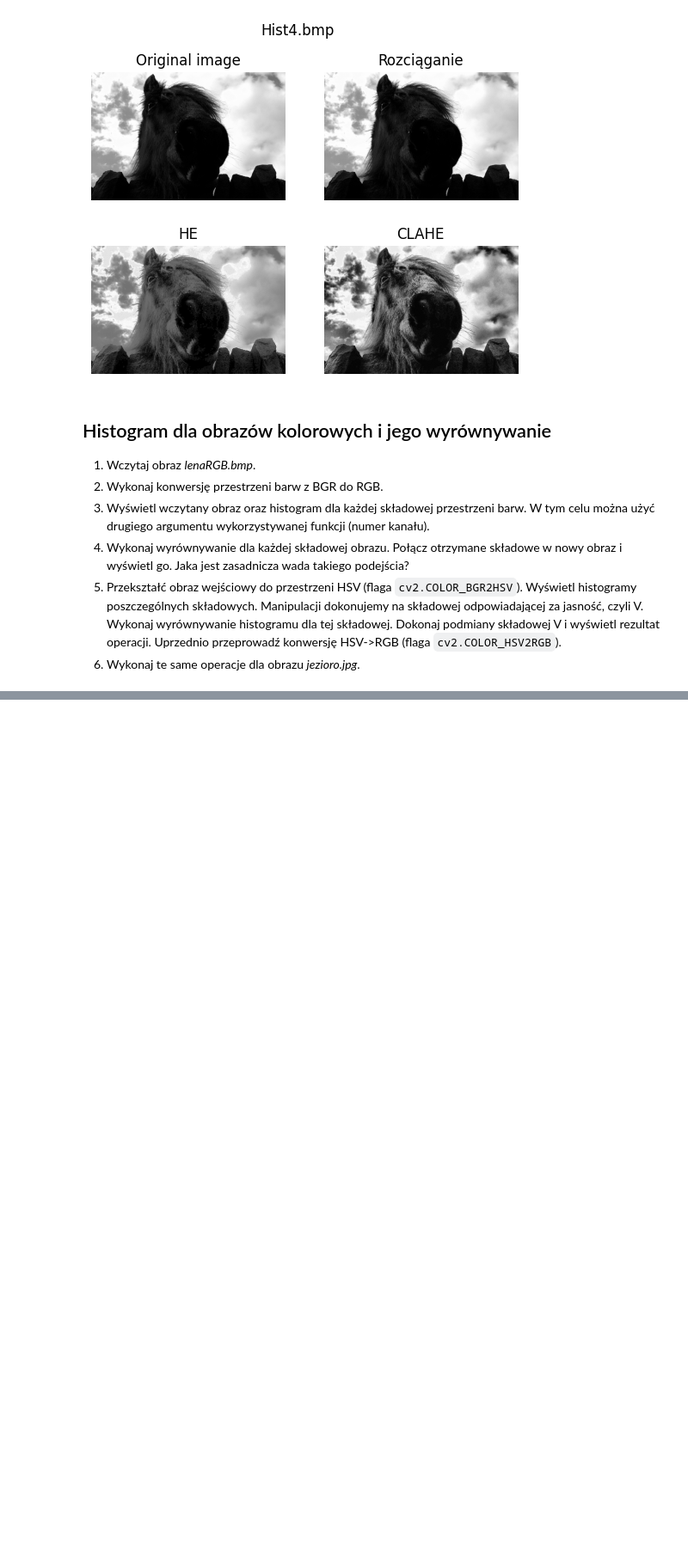
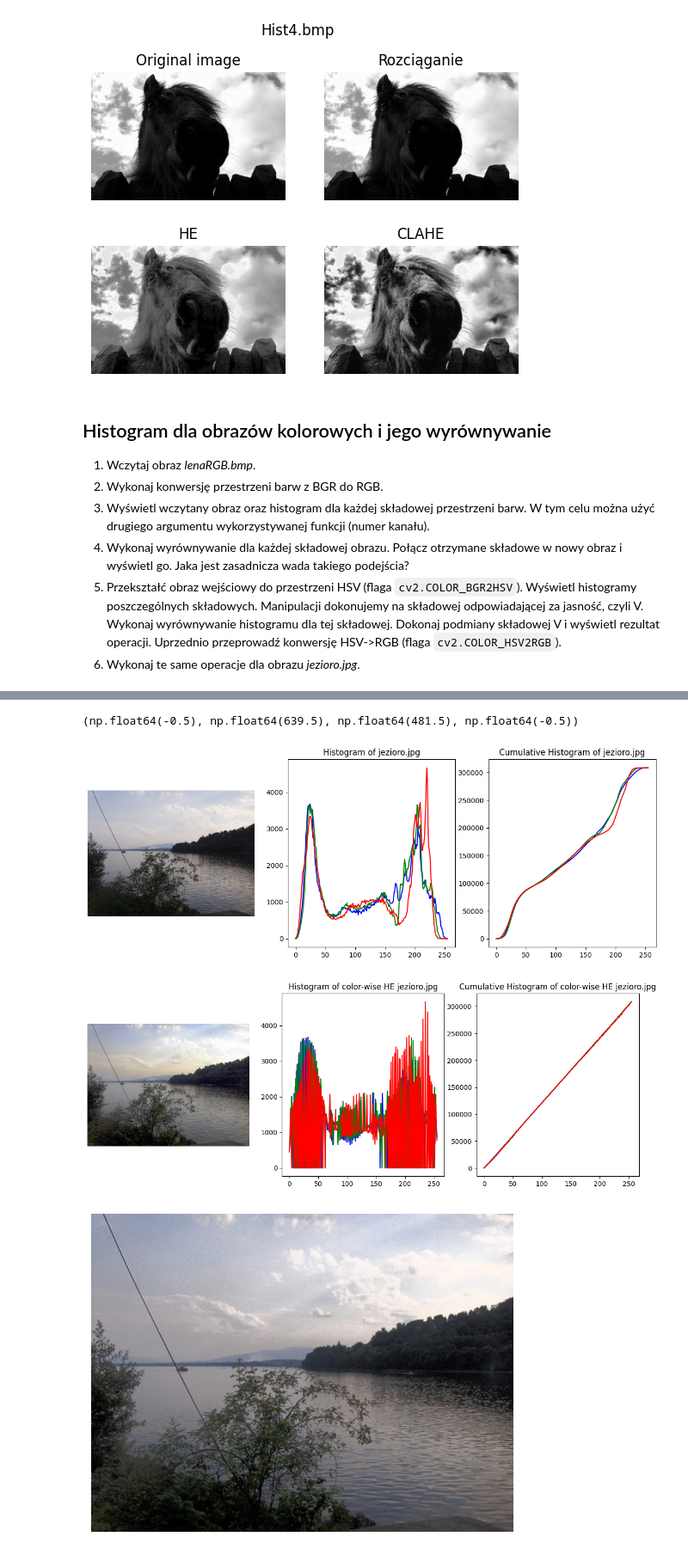
Before and after one commit to fpikon/Systemy_wizyjne, a Jupyter notebook: 03_histogram.ipynb, the cells around one changed output, grey strips where cells are left out. Shown at 86% size. Cells and saved outputs as stored; diff of their text form; code cells hidden in the pictures; blank space fills up the shorter version.

```diff
--- a/03_histogram.ipynb
+++ b/03_histogram.ipynb
@@ -374,5 +380,0 @@ Text(0.5, 1.0, 'Histogram of lenaRGB.bmp')
-# %%
-for i in range(3):
-    hist[i] = hist[i] / hist[i].max()
-    cum_hist = hist[i].cumsum()
-    cum_hist = cum_hist / cum_hist.max() * 255
@@ -378,0 +425,65 @@ for i in range(3):
+# %%
+I = cv2.imread("jezioro.jpg")
+I = cv2.cvtColor(I, cv2.COLOR_BGR2RGB)
+
+chans = cv2.split(I)
+colors = ("b", "g", "r")
+hist = []
+cum_hist = []
+for chan, color in zip(chans, colors):
+    hist.append(cv2.calcHist([chan], [0], None, [256], [0, 256]))
+    cum_hist.append(hist[-1].cumsum())
+
+fig, ax = plt.subplots(1, 3, figsize=(15, 5))
+ax[0].imshow(I)
+ax[0].axis('off')
+
+for i in range(3):
+    ax[1].plot(hist[i], color=colors[i])
+ax[1].set_title("Histogram of jezioro.jpg")
+
+for i in range(3):
+    ax[2].plot(cum_hist[i], color=colors[i])
+ax[2].set_title("Cumulative Histogram of jezioro.jpg")
+chans_2 = []
+for i in range(3):
+    chans_2.append(cv2.equalizeHist(chans[i]))
+
+I_2 = cv2.merge([chans_2[0], chans_2[1], chans_2[2]])
+colors = ("b", "g", "r")
+hist_2 = []
+cum_hist_2 = []
+for chan, color in zip(chans_2, colors):
+    hist_2.append(cv2.calcHist([chan], [0], None, [256], [0, 256]))
+    cum_hist_2.append(hist_2[-1].cumsum())
+
+fig, ax = plt.subplots(1, 3, figsize=(15, 5))
+ax[0].imshow(I_2)
+ax[0].axis('off')
+
+for i in range(3):
+    ax[1].plot(hist_2[i], color=colors[i])
+ax[1].set_title("Histogram of color-wise HE jezioro.jpg")
+
+for i in range(3):
+    ax[2].plot(cum_hist_2[i], color=colors[i])
+ax[2].set_title("Cumulative Histogram of color-wise HE jezioro.jpg")
+
+I = cv2.imread("jezioro.jpg")
+I = cv2.cvtColor(I, cv2.COLOR_BGR2HSV)
+
+chans = cv2.split(I)
+chans_3 = list(chans)
+chans_3[2] = cv2.equalizeHist(chans[2])
+
+I_3 = cv2.merge(chans_3)
+I_3 = cv2.cvtColor(I_3, cv2.COLOR_HSV2RGB)
+
+fig, ax = plt.subplots()
+ax.imshow(I_3)
+ax.axis('off')
+# %% [output]
+(np.float64(-0.5), np.float64(639.5), np.float64(481.5), np.float64(-0.5))
+[figure, added]
+[figure, added]
+[figure, added]
```
Also changed, not shown: parts of 3 cells of this notebook.
